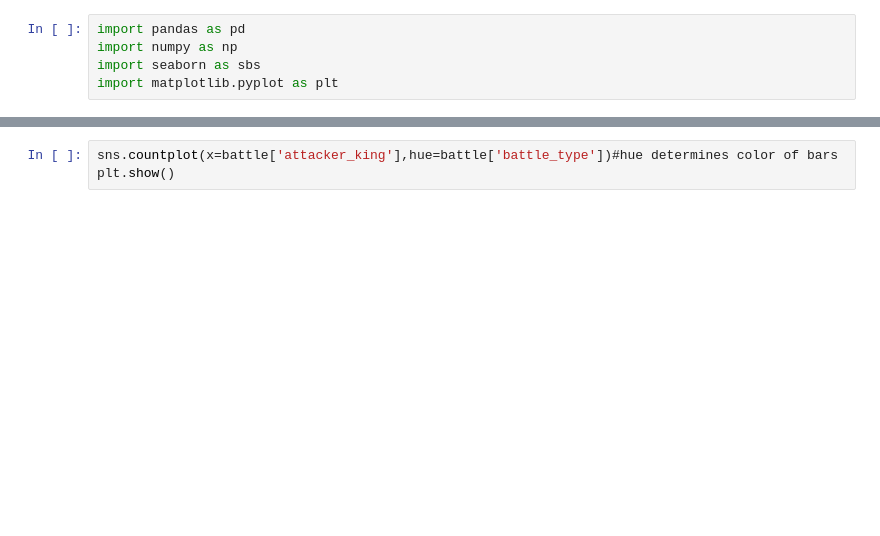
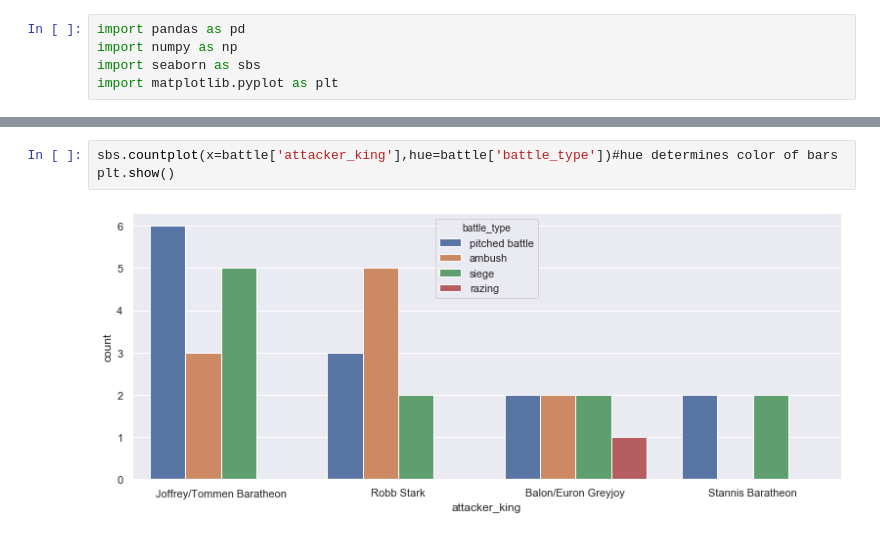
Before and after one commit to Harshit22-terabyte/GAme-of-thrones-analysis, a Jupyter notebook: Game of thrones Analysis with Python.ipynb, the cells around one changed output, grey strips where cells are left out. Cells and saved outputs as stored; diff of their text form; blank space fills up the shorter version.

```diff
--- a/Game of thrones Analysis with Python.ipynb
+++ b/Game of thrones Analysis with Python.ipynb
@@ -32,4 +86,6 @@ plt.show()
 # %%
-sns.countplot(x=battle['attacker_king'],hue=battle['battle_type'])#hue determines color of bars
+sbs.countplot(x=battle['attacker_king'],hue=battle['battle_type'])#hue determines color of bars
 plt.show()
+# %% [output]
+[figure, added]
 # %%
```
Also changed, not shown: parts of 13 cells of this notebook.
